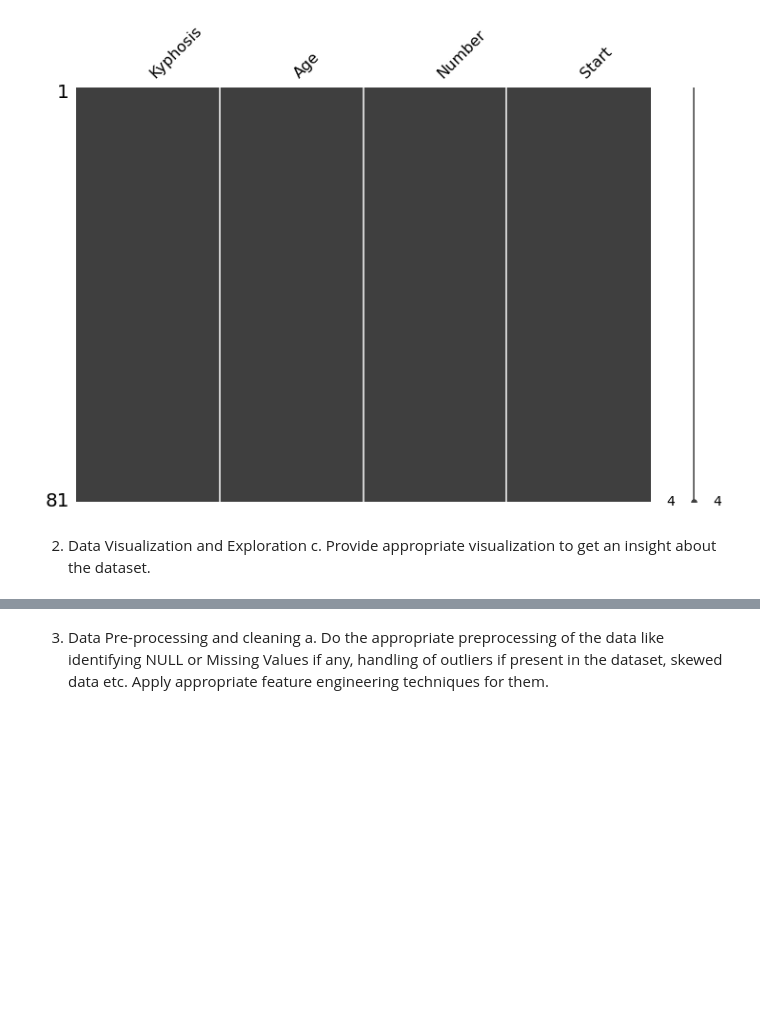
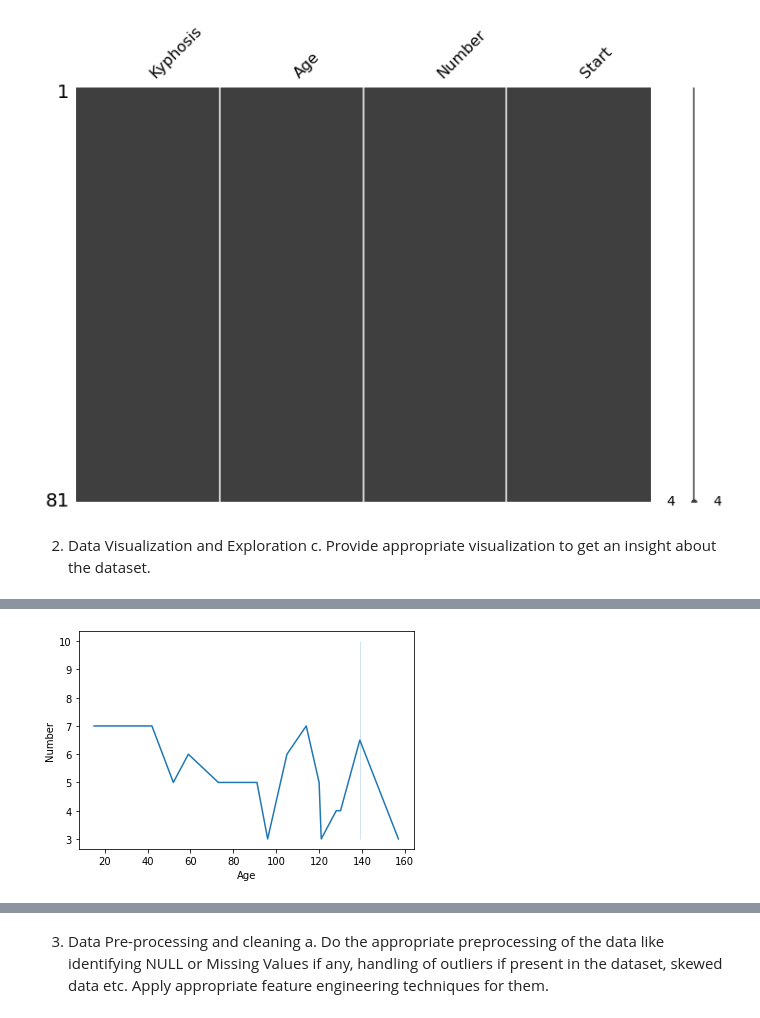
Before and after one commit to arindamdeyofficial/vertebraeSurgeryRiskFactor, a Jupyter notebook: Group307_kyphosis.ipynb, the cells around one changed output, grey strips where cells are left out. Saved outputs shown, nothing was run; the diff lists cells and outputs as text; code cells hidden in the pictures; blank space fills up the shorter version.

```diff
--- a/Group307_kyphosis.ipynb
+++ b/Group307_kyphosis.ipynb
@@ -90,0 +112,6 @@ NameError: ignored
+# %%
+#Having kyphosis Age vs Number Lineplot Age in X axis
+wk = df[df["Kyphosis"]=="present"]
+g = sns.lineplot(data=wk, x="Age", y="Number")
+# %% [output]
+[figure, added]
```
Also changed, not shown: parts of 5 cells of this notebook.
